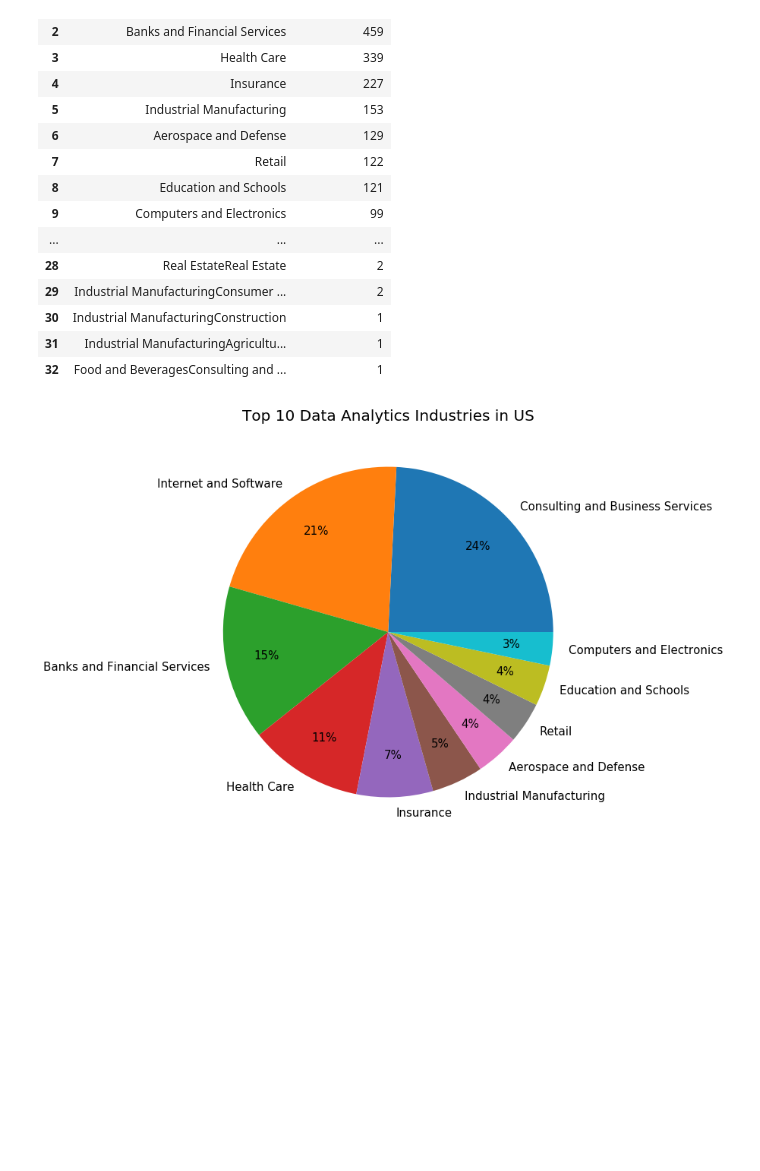
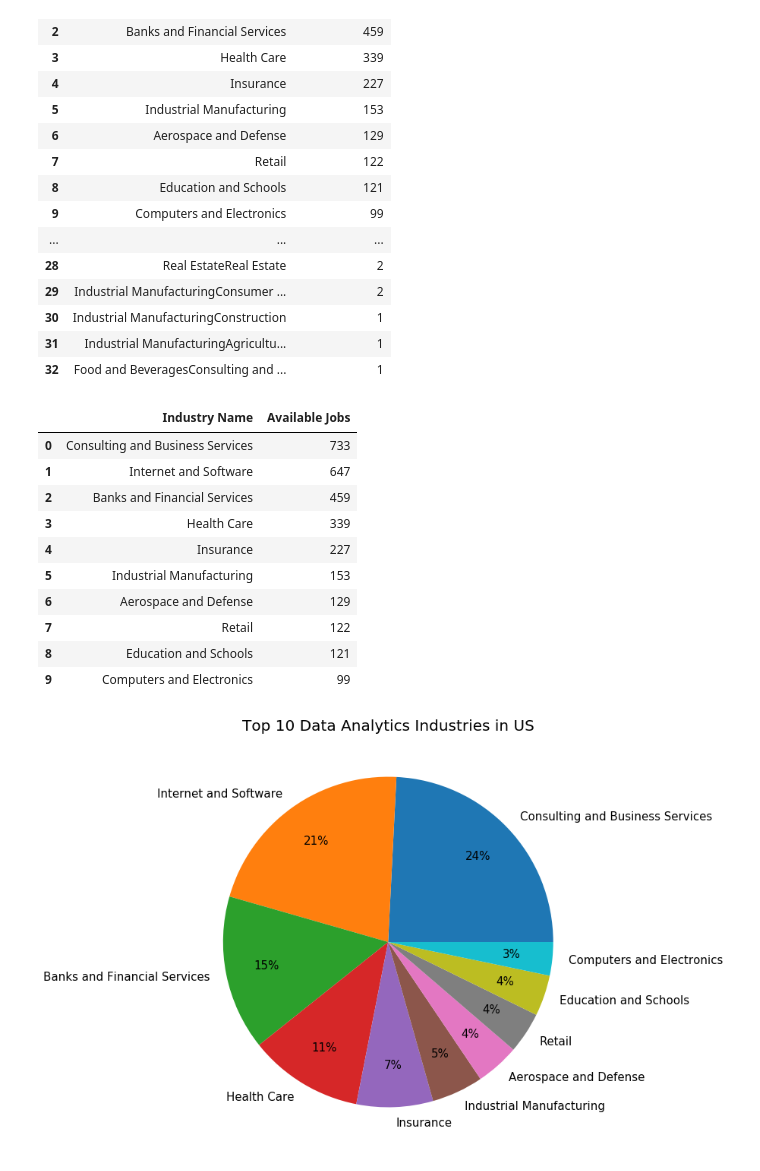
Before and after one commit to GitGTBoot/Project-1, a Jupyter notebook: Project 1.ipynb, the cells around one changed output. Cells and saved outputs as stored; diff of their text form; code cells hidden in the pictures; blank space fills up the shorter version.

```diff
--- a/Project 1.ipynb
+++ b/Project 1.ipynb
@@ -258,6 +258,20 @@ industry_df
 | 30 | Industrial ManufacturingConstruction | 1 |
 | 31 | Industrial ManufacturingAgricultu... | 1 |
 | 32 | Food and BeveragesConsulting and ... | 1 |
+# %%
+industry_df.head(10)
+# %% [output]
+|  | Industry Name | Available Jobs |
+| 0 | Consulting and Business Services | 733 |
+| 1 | Internet and Software | 647 |
+| 2 | Banks and Financial Services | 459 |
+| 3 | Health Care | 339 |
+| 4 | Insurance | 227 |
+| 5 | Industrial Manufacturing | 153 |
+| 6 | Aerospace and Defense | 129 |
+| 7 | Retail | 122 |
+| 8 | Education and Schools | 121 |
+| 9 | Computers and Electronics | 99 |
 # %%
 industry_df =industry_df.head(10)
 industry_df
```
Also changed, not shown: parts of 5 cells of this notebook, 1 other file.
